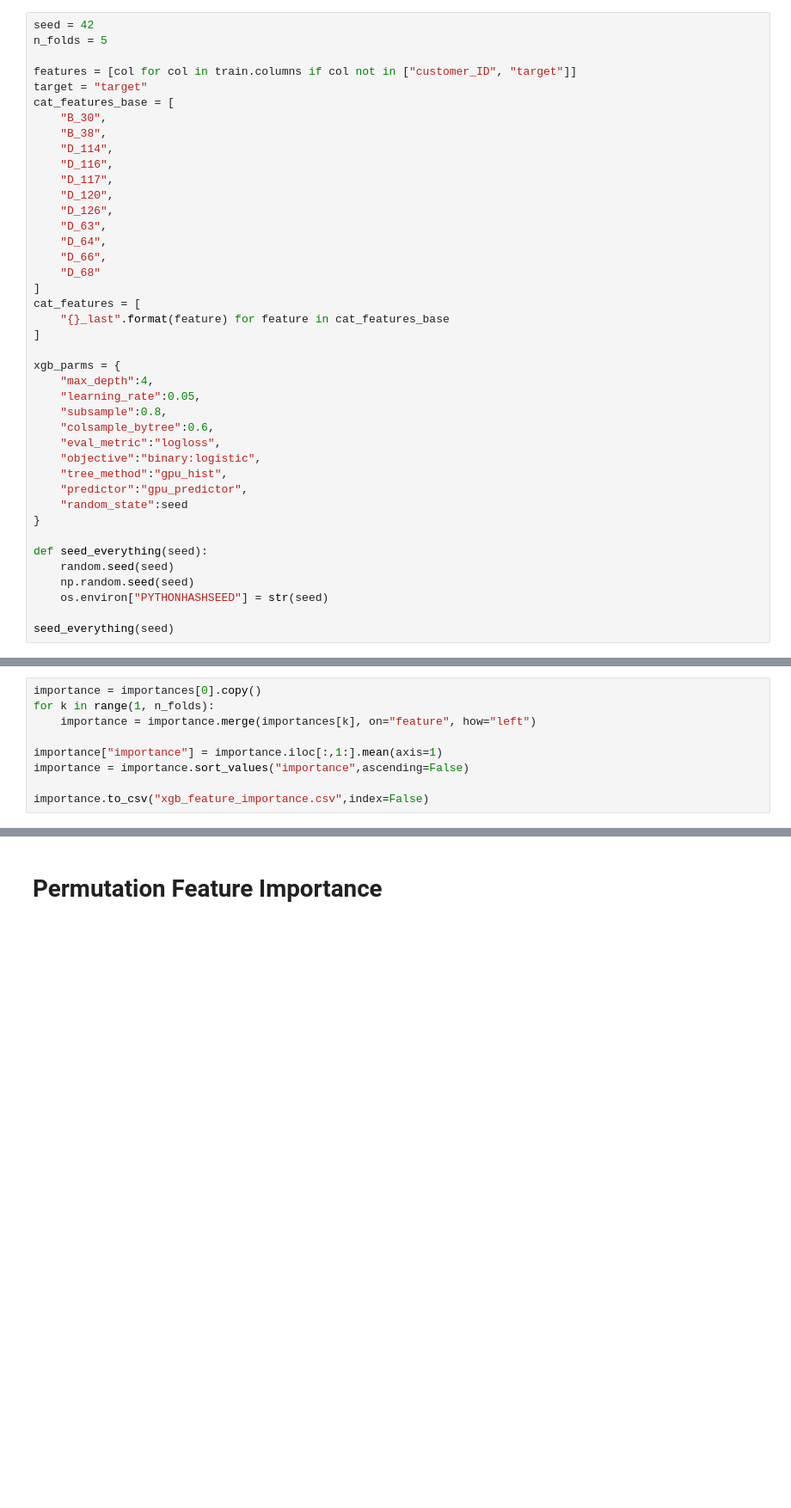
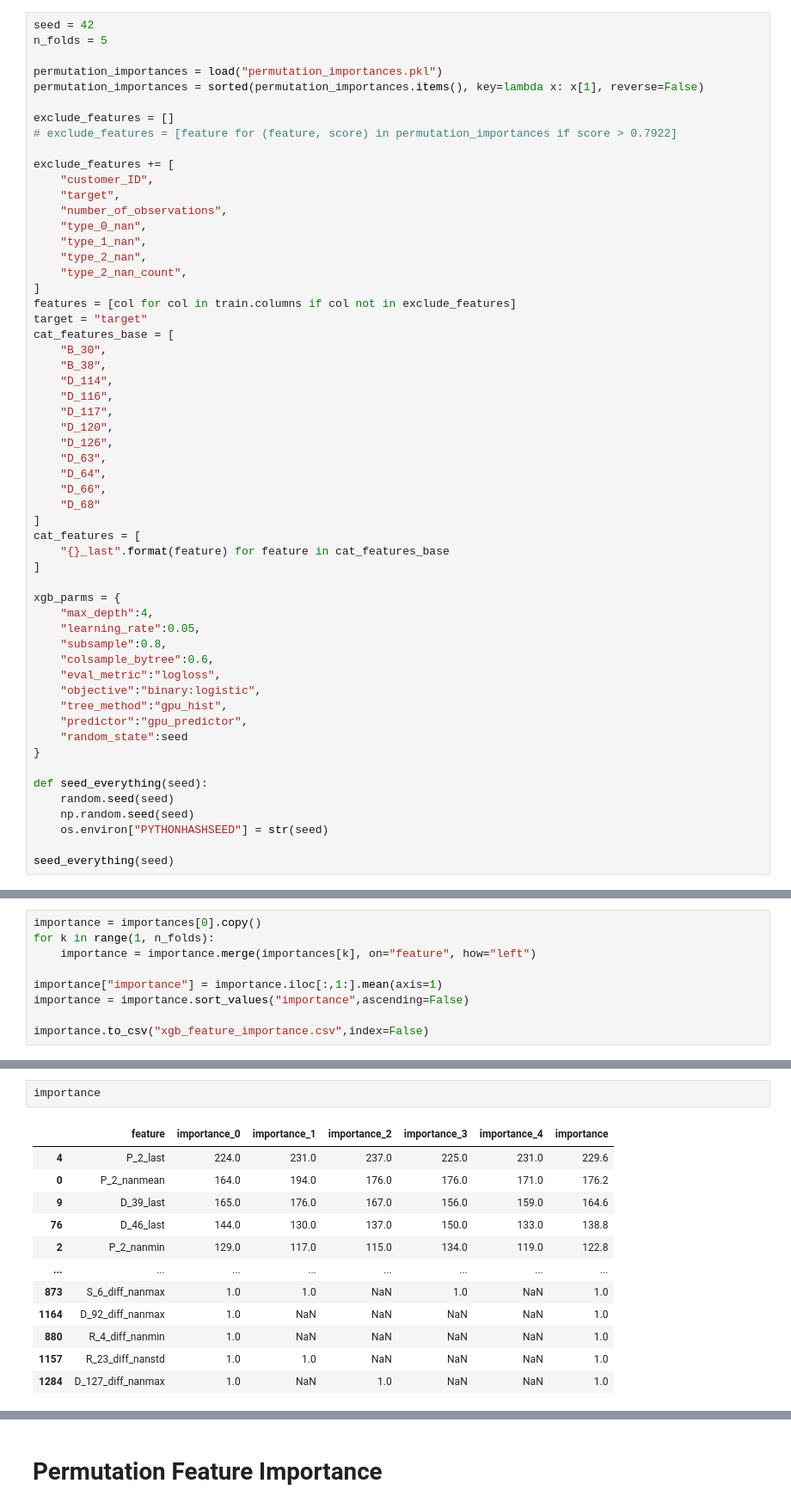
Before and after one commit to jionie/amex, a Jupyter notebook: xgb_training.ipynb, the cells around one changed output, grey strips where cells are left out. Shown at 86% size. Cells and saved outputs as stored; diff of their text form; blank space fills up the shorter version.

```diff
--- a/xgb_training.ipynb
+++ b/xgb_training.ipynb
@@ -42,7 +42,22 @@ def amex_metric_mod(y_true, y_pred):
 seed = 42
 n_folds = 5
 
-features = [col for col in train.columns if col not in ["customer_ID", "target"]]
+permutation_importances = load("permutation_importances.pkl")
+permutation_importances = sorted(permutation_importances.items(), key=lambda x: x[1], reverse=False)
+
+exclude_features = []
+# exclude_features = [feature for (feature, score) in permutation_importances if score > 0.7922]
+
+exclude_features += [
+    "customer_ID",
+    "target",
+    "number_of_observations",
+    "type_0_nan",
+    "type_1_nan",
+    "type_2_nan",
+    "type_2_nan_count",
+]
+features = [col for col in train.columns if col not in exclude_features]
 target = "target"
 cat_features_base = [
     "B_30",
@@ -198,0 +275,15 @@ plt.show()
+# %%
+importance
+# %% [output]
+|  | feature | importance_0 | importance_1 | importance_2 | importance_3 | importance_4 | importance |
+| 4 | P_2_last | 224.0 | 231.0 | 237.0 | 225.0 | 231.0 | 229.6 |
+| 0 | P_2_nanmean | 164.0 | 194.0 | 176.0 | 176.0 | 171.0 | 176.2 |
+| 9 | D_39_last | 165.0 | 176.0 | 167.0 | 156.0 | 159.0 | 164.6 |
+| 76 | D_46_last | 144.0 | 130.0 | 137.0 | 150.0 | 133.0 | 138.8 |
+| 2 | P_2_nanmin | 129.0 | 117.0 | 115.0 | 134.0 | 119.0 | 122.8 |
+| ... | ... | ... | ... | ... | ... | ... | ... |
+| 873 | S_6_diff_nanmax | 1.0 | 1.0 | NaN | 1.0 | NaN | 1.0 |
+| 1164 | D_92_diff_nanmax | 1.0 | NaN | NaN | NaN | NaN | 1.0 |
+| 880 | R_4_diff_nanmin | 1.0 | NaN | NaN | NaN | NaN | 1.0 |
+| 1157 | R_23_diff_nanstd | 1.0 | 1.0 | NaN | NaN | NaN | 1.0 |
+| 1284 | D_127_diff_nanmax | 1.0 | NaN | 1.0 | NaN | NaN | 1.0 |
```
Also changed, not shown: parts of 6 cells of this notebook, 1 other file.
